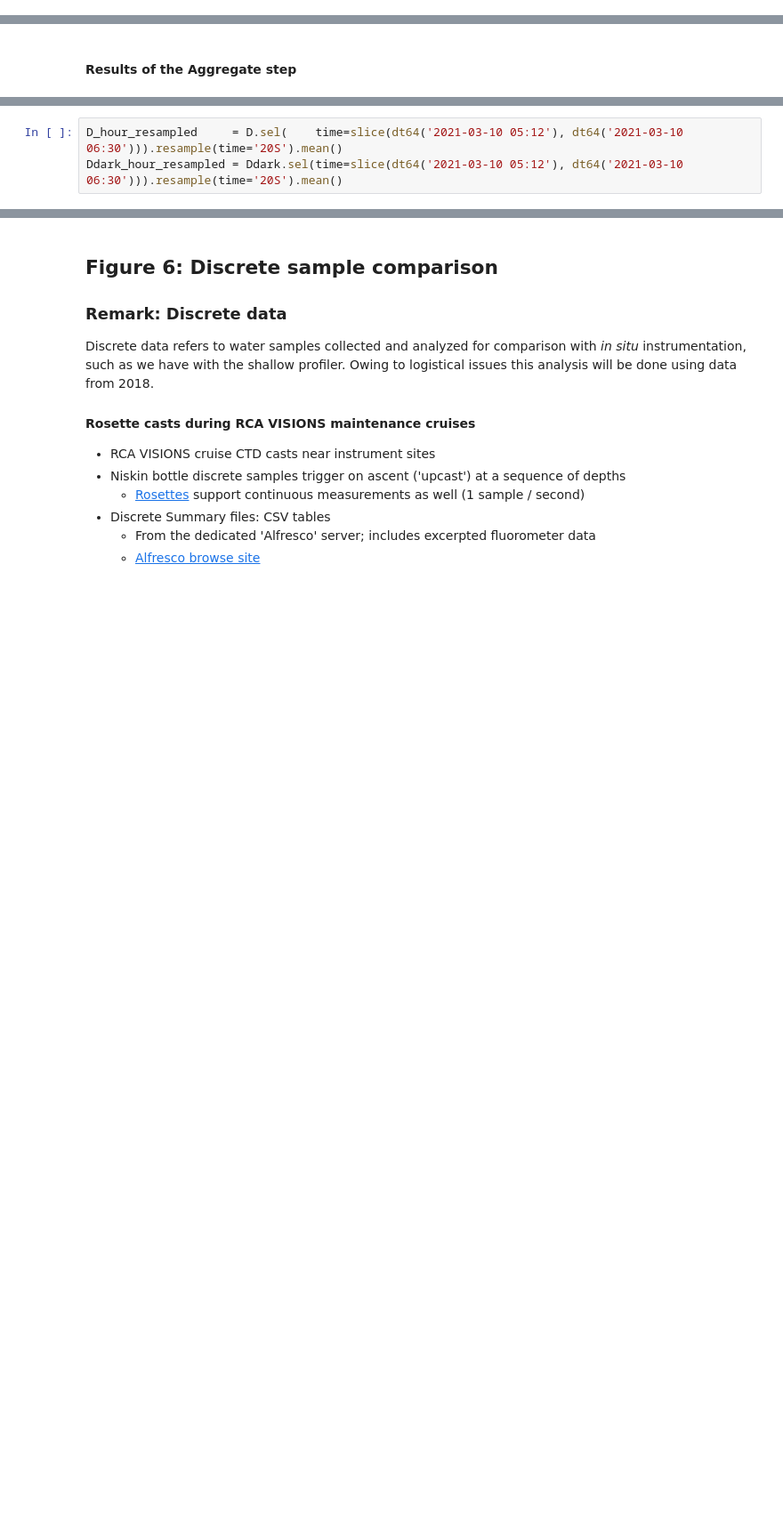
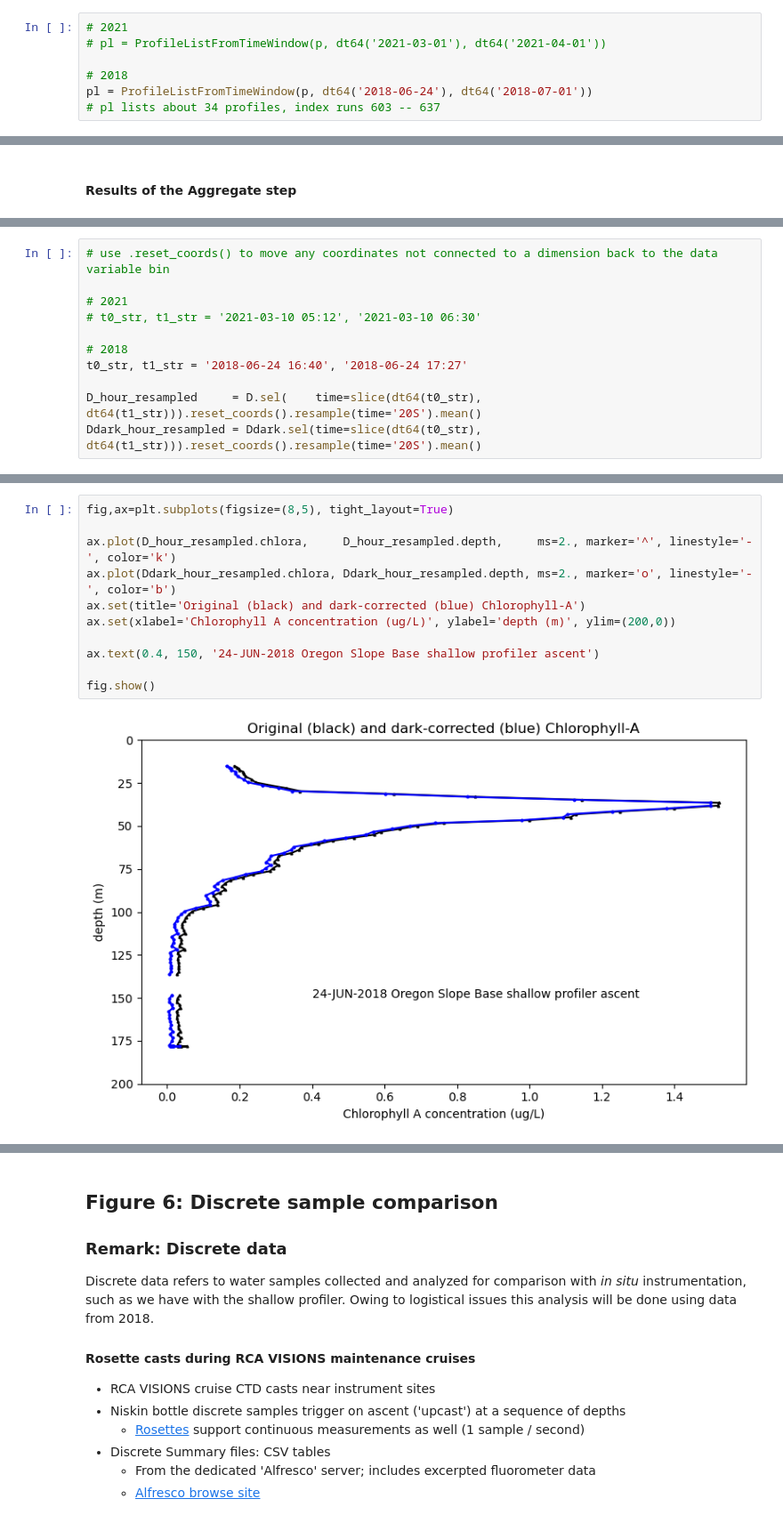
Before and after one commit to robfatland/ocean, a Jupyter notebook: DataQualityGuideNotebook.ipynb, the cells around one changed output, grey strips where cells are left out. Shown at 89% size. Cells and saved outputs as stored; diff of their text form; blank space fills up the shorter version.

```diff
--- a/DataQualityGuideNotebook.ipynb
+++ b/DataQualityGuideNotebook.ipynb
@@ -887,0 +901,7 @@ max_z, max_chlora_z, max_chlora, productive_layer_depth, correction_profiles = [
+# %%
+# 2021
+# pl = ProfileListFromTimeWindow(p, dt64('2021-03-01'), dt64('2021-04-01'))
+
+# 2018
+pl = ProfileListFromTimeWindow(p, dt64('2018-06-24'), dt64('2018-07-01'))
+# pl lists about 34 profiles, index runs 603 -- 637
@@ -957,5 +981,13 @@ result: 0.0223
 # %%
-D_hour_resampled     = D.sel(    time=slice(dt64('2021-03-10 05:12'), dt64('2021-03-10 06:30'))).resample(time='20S').mean()
-Ddark_hour_resampled = Ddark.sel(time=slice(dt64('2021-03-10 05:12'), dt64('2021-03-10 06:30'))).resample(time='20S').mean()
+# use .reset_coords() to move any coordinates not connected to a dimension back to the data variable bin
+
+# 2021
+# t0_str, t1_str = '2021-03-10 05:12', '2021-03-10 06:30'
+
+# 2018
+t0_str, t1_str = '2018-06-24 16:40', '2018-06-24 17:27'
+
+D_hour_resampled     = D.sel(    time=slice(dt64(t0_str), dt64(t1_str))).reset_coords().resample(time='20S').mean()
+Ddark_hour_resampled = Ddark.sel(time=slice(dt64(t0_str), dt64(t1_str))).reset_coords().resample(time='20S').mean()
 # %%
 # Save
@@ -982,0 +1024,13 @@ fig.savefig("../BOS/Figures/BO_F5_1_10_MAR_2021_original_and_dark_corrected_chlo
+# %%
+fig,ax=plt.subplots(figsize=(8,5), tight_layout=True)
+
+ax.plot(D_hour_resampled.chlora,     D_hour_resampled.depth,     ms=2., marker='^', linestyle='-', color='k')
+ax.plot(Ddark_hour_resampled.chlora, Ddark_hour_resampled.depth, ms=2., marker='o', linestyle='-', color='b')
+ax.set(title='Original (black) and dark-corrected (blue) Chlorophyll-A')
+ax.set(xlabel='Chlorophyll A concentration (ug/L)', ylabel='depth (m)', ylim=(200,0))
+
+ax.text(0.4, 150, '24-JUN-2018 Oregon Slope Base shallow profiler ascent')
+
+fig.show()
+# %% [output]
+[figure, added]
```
Also changed, not shown: parts of 14 cells of this notebook.
